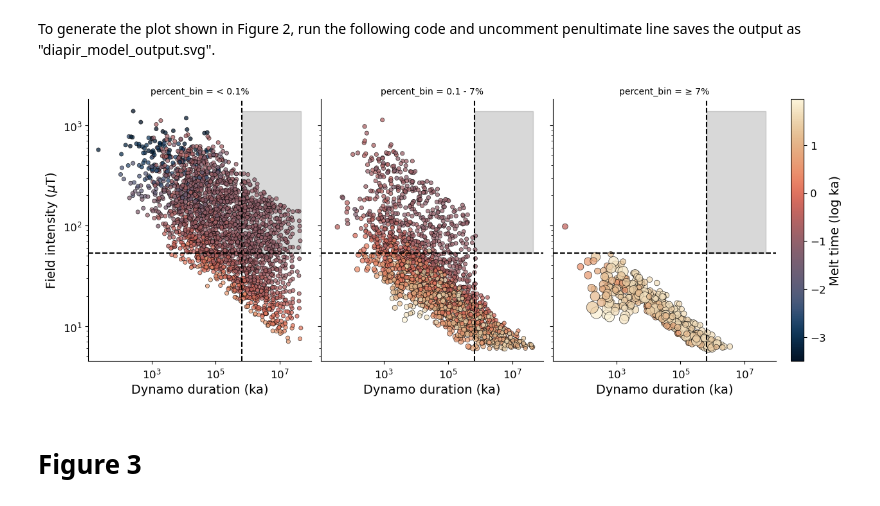
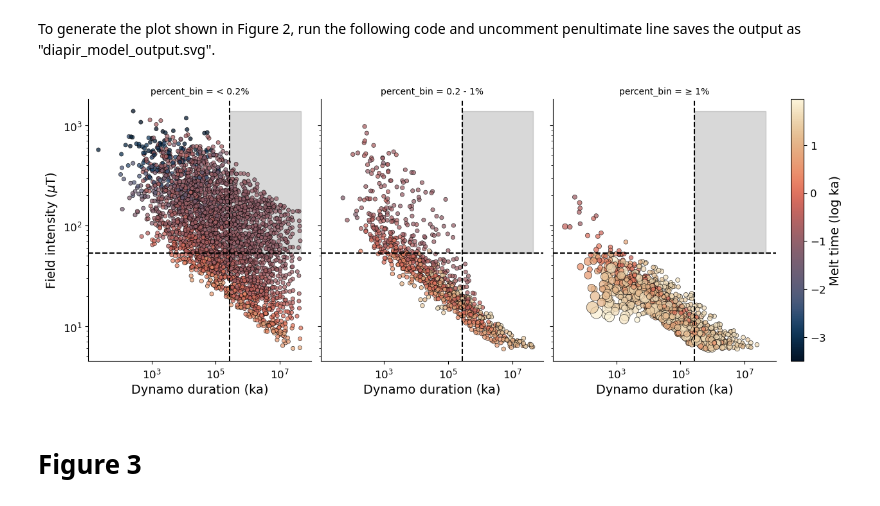
Before and after one commit to TinySpaceMagnet/LunarDynamo, a Jupyter notebook: Main_Text_Figures.ipynb, the cells around one changed output. Saved outputs shown, nothing was run; the diff lists cells and outputs as text; code cells hidden in the pictures.

```diff
--- a/Main_Text_Figures.ipynb
+++ b/Main_Text_Figures.ipynb
@@ -393,8 +396,8 @@ df['av_melt_log'] = np.log10(df['av_melt'].clip(lower=1e-10))
 # === Step 4: Create percent_on bins ===
 df['percent_bin'] = pd.cut(
     df['percent_on'],
-    bins=[-np.inf, 0.1, 7, np.inf],
-    labels=["< 0.1%", "0.1 - 7%", "≥ 7%"]
+    bins=[-np.inf, 0.2, 1, np.inf],
+    labels=["< 0.2%", "0.2 - 1%", "≥ 1%"]
 )
 
 # === Step 5: Size scaling (non-log) ===
@@ -422,39 +425,39 @@ g = sns.relplot(
 )
 
 # === Step 7: Threshold lines and shaded polygon ===
-x_thresh = 0.664e6
+x_thresh = 0.274e6
 y_thresh = 53
 
 for ax in g.axes.flat:
     ax.axvline(x=x_thresh, color='black', linestyle='--', linewidth=1.5)
     ax.axhline(y=y_thresh, color='black', linestyle='--', linewidth=1.5)
     polygon_x = [x_thresh, df['total_on'].max(), df['total_on'].max(), x_thresh]
     polygon_y = [y_thresh, y_thresh, df['max_B'].max(), df['max_B'].max()]
     ax.fill(polygon_x, polygon_y, color='grey', alpha=0.3, zorder=0)
     ax.set_xscale("log")
     ax.set_yscale("log")
     ax.set_xlabel("Dynamo duration (ka)", fontsize = 14)
     ax.set_ylabel("Field intensity ($\mu$T)", fontsize = 14)
     ax.tick_params(labelsize=12)
 
 # === Step 8: Shared colorbar ===
 g.fig.subplots_adjust(right=0.82)
 
 norm = plt.Normalize(df['av_melt_log'].min(), df['av_melt_log'].max())
 sm = plt.cm.ScalarMappable(cmap=SCM8.lipari, norm=norm)
 sm.set_array([])
 
 cbar = g.fig.colorbar(sm, ax=g.axes.ravel().tolist(), orientation="vertical",
                       fraction=0.05, pad=0.02)
 cbar.set_label("Melt time (log ka)", fontsize = 14)
 cbar.ax.tick_params(labelsize=12)
 
 # Optional save
-#plt.savefig('diapir_model_output.svg', format='svg')
+plt.savefig('diapir_model_output.svg', format='svg')
 
 plt.show()
 # %% [output]
-[figure, old version]
+[figure, new version]
 # %% [markdown]
 # Figure 3
 # %% [markdown]
```
Also changed, not shown: parts of 9 cells of this notebook.
